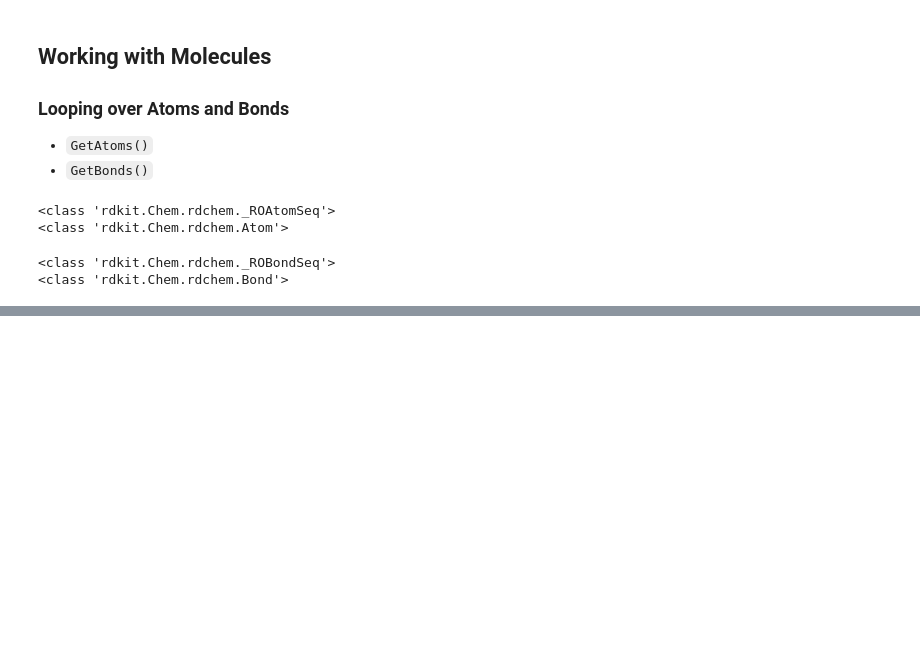
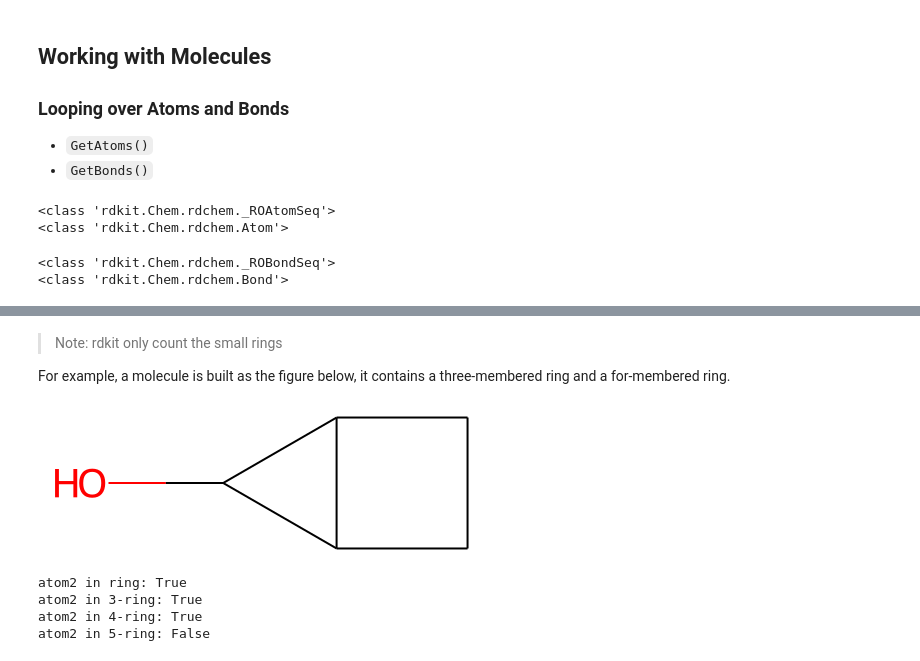
Before and after one commit to mizu-bai/Learn-RDKit, a Jupyter notebook: Basic Tutorial/tutorial.ipynb, the cells around one changed output, grey strips where cells are left out. Drawn from its saved outputs; the diff is of its cells as text; code cells hidden in the pictures; blank space fills up the shorter version.

```diff
--- a/Basic Tutorial/tutorial.ipynb
+++ b/Basic Tutorial/tutorial.ipynb
@@ -120,0 +240,19 @@ print(type(bonds[0]))
+# %% [markdown]
+> Note: rdkit only count the small rings
+
+For example, a molecule is built as the figure below, it contains a three-membered ring and a for-membered ring.
+# %%
+m = Chem.MolFromSmiles("OC1C2C1CC2")
+m
+# %% [output]
+[figure, added]
+# %%
+atom2 = m.GetAtomWithIdx(2)
+print(f"atom2 in ring: {atom2.IsInRing()}")
+for i in range(3, 6):
+    print(f"atom2 in {i}-ring: {atom2.IsInRingSize(i)}")
+# %% [output]
+atom2 in ring: True
+atom2 in 3-ring: True
+atom2 in 4-ring: True
+atom2 in 5-ring: False
```
Also changed, not shown: parts of 30 cells of this notebook, 1 other file.
